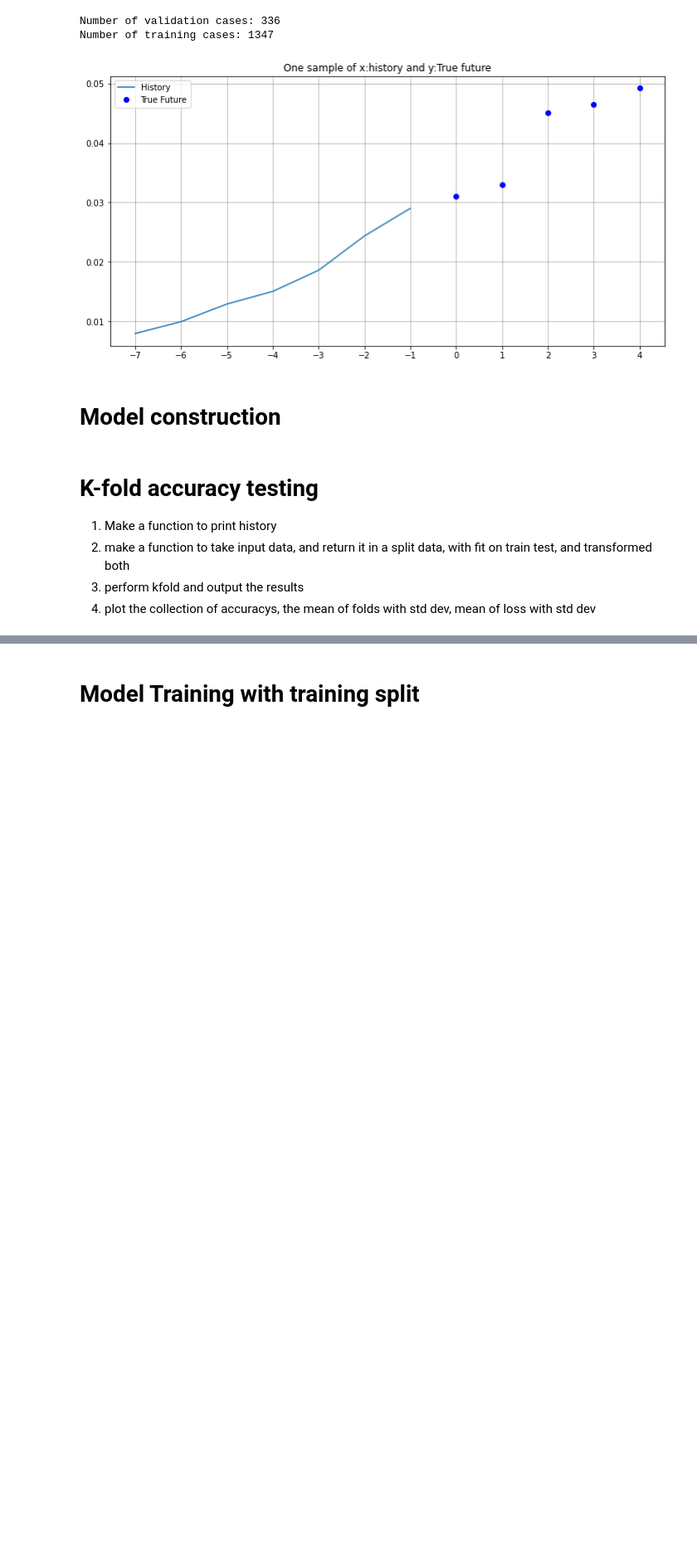
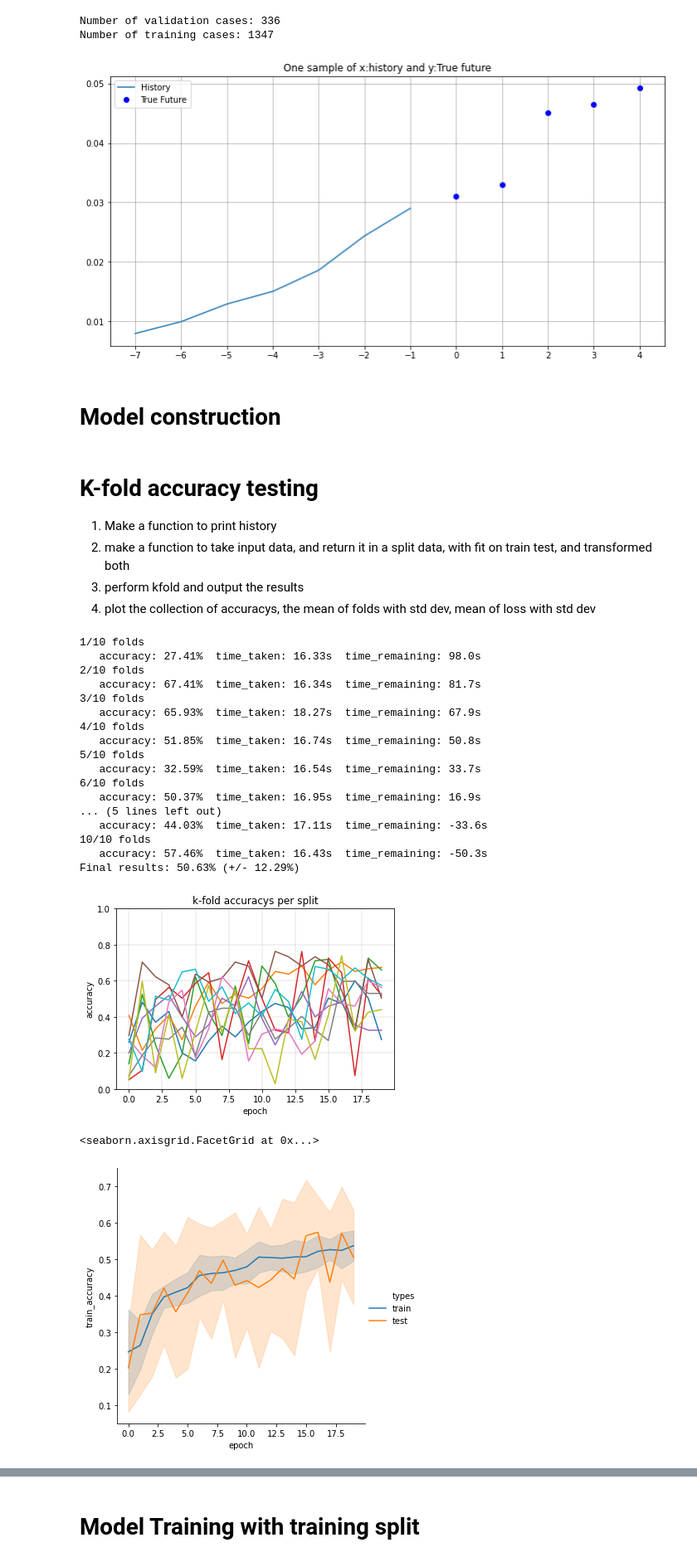
Before and after one commit to DarkGauss/LSTMforCovidData, a Jupyter notebook: Model2-gen1-cleaned.ipynb, the cells around one changed output, grey strips where cells are left out. Shown at 83% size. Drawn from its saved outputs; the diff is of its cells as text; code cells hidden in the pictures; blank space fills up the shorter version.

Commit message:
Added timer to kfold and Noise to model

```diff
--- a/Model2-gen1-cleaned.ipynb
+++ b/Model2-gen1-cleaned.ipynb
@@ -354,10 +356,12 @@ Number of training cases: 1347
 #builds the model
 def build_model(dropout = 0.1,optimizer = "adam",init_mode = "uniform",lstm1_n = 32, lstm2_n=16,loss = 'mean_absolute_error',activation = "relu"):
     model = Sequential()
+    model.add(GaussianNoise(0.01, input_shape=x_train.shape[-2:]))
     model.add(Bidirectional(LSTM(32,
                 return_sequences=True,
                 input_shape=x_train.shape[-2:],
-                recurrent_regularizer=tf.keras.regularizers.l2(10**-6))))
+                #recurrent_regularizer=tf.keras.regularizers.l2(10**-6
+                                )))
     model.add(LSTM(16, activation='relu'))
     model.add(Dense(prediction_size))
     model.compile(optimizer = "adam", loss="mse",metrics=["accuracy"])
@@ -373,7 +377,7 @@ def build_model(dropout = 0.1,optimizer = "adam",init_mode = "uniform",lstm1_n =
 K = 10
 #batch size for both kfold and training
 batch_size = 20
-epochs_kfold = 50
+epochs_kfold = 20
 # 1. Make a function to print the history of kfold
 
 #prints validation accuracy then validation learning for n historys
@@ -442,8 +446,10 @@ test_acc_list = []
 train_acc_list = []
 test_loss_list = []
 train_loss_list = []
+time_fold = []
 n = 1
 for train_index, test_index in kf.split(x_train):
+    tic = time.perf_counter()
     #reset weights
     model = build_model()
 
@@ -460,9 +466,15 @@ for train_index, test_index in kf.split(x_train):
     train_loss_list += history.history['loss']
     # evaluate the model
     scores = model.evaluate(x_test_k, y_test_k, verbose=0)
-    print("{}//{} folds".format(n,K))
+    print("{}/{} folds".format(n,K))
     n += 1
-    print("   %s: %.2f%%" % (model.metrics_names[1], scores[1]*100))
+    #end  timer
+    toc = time.perf_counter()
+    time_fold.append(toc-tic)
+    avg_time = sum(time_fold) / len(time_fold)
+    time_rem = avg_time*(K-2-n)
+    print("   %s: %.2f%%" % (model.metrics_names[1], scores[1]*100),end = "")
+    print("  time_taken: {}s  time_remaining: {}s".format(round(toc-tic,2), round(time_rem,1)))
     cvscores.append(scores[1] * 100)
 
 
@@ -472,30 +484,51 @@ for train_index, test_index in kf.split(x_train):
 def label(x):
     if(x<K*epochs_kfold):
         return "train"
     else:
         return "test"
 
 print("Final results: %.2f%% (+/- %.2f%%)" % (np.mean(cvscores), np.std(cvscores)))
 print_historys(history_list)
 
 acc_data = {
     'train_accuracy':train_acc_list+test_acc_list,
     'epoch':[x%epochs_kfold for x in range(0,2*K*epochs_kfold)],
     'types':[label(x) for x in range(0,2*K*epochs_kfold)]
 }
 loss_data = {
     'train_loss':train_loss_list+test_loss_list,
     'epoch':[x%epochs_kfold for x in range(0,2*K*epochs_kfold)],
     'types':[label(x) for x in range(0,2*K*epochs_kfold)]
 }
 
 # Create DataFrame
 acc_data = pd.DataFrame(acc_data)
 loss_data = pd.DataFrame(loss_data)
 
 sns.relplot(x="epoch", y="train_accuracy",\
             kind="line",hue="types", ci="sd", data=acc_data)
 #a.title("k-fold accuracy mean w/ std dev")
 #sns.title("k-fold loss mean w/ std dev")
 sns.relplot(x="epoch", y="train_loss",\
             kind="line",hue="types", ci="sd", data=loss_data)
+# %% [output]
+1/10 folds
+   accuracy: 27.41%  time_taken: 16.33s  time_remaining: 98.0s
+2/10 folds
+   accuracy: 67.41%  time_taken: 16.34s  time_remaining: 81.7s
+3/10 folds
+   accuracy: 65.93%  time_taken: 18.27s  time_remaining: 67.9s
+4/10 folds
+   accuracy: 51.85%  time_taken: 16.74s  time_remaining: 50.8s
+5/10 folds
+   accuracy: 32.59%  time_taken: 16.54s  time_remaining: 33.7s
+6/10 folds
+   accuracy: 50.37%  time_taken: 16.95s  time_remaining: 16.9s
+... (5 lines left out)
+   accuracy: 44.03%  time_taken: 17.11s  time_remaining: -33.6s
+10/10 folds
+   accuracy: 57.46%  time_taken: 16.43s  time_remaining: -50.3s
+Final results: 50.63% (+/- 12.29%)
+[figure, added]
+<seaborn.axisgrid.FacetGrid at 0x...>
+[figure, added]
```
Also changed, not shown: parts of 10 cells of this notebook.
